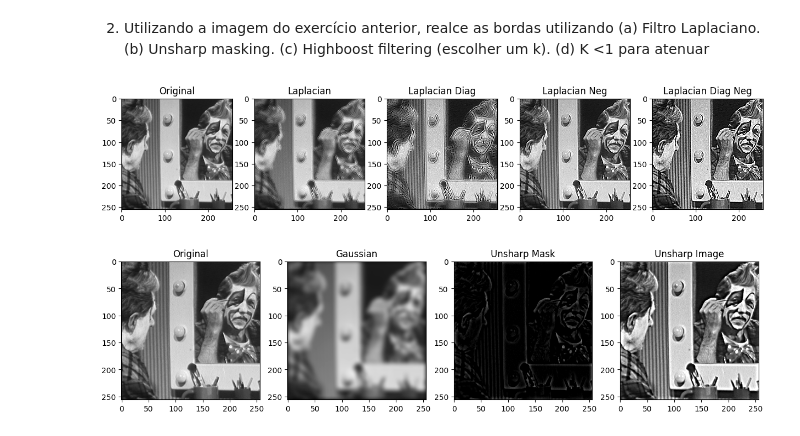
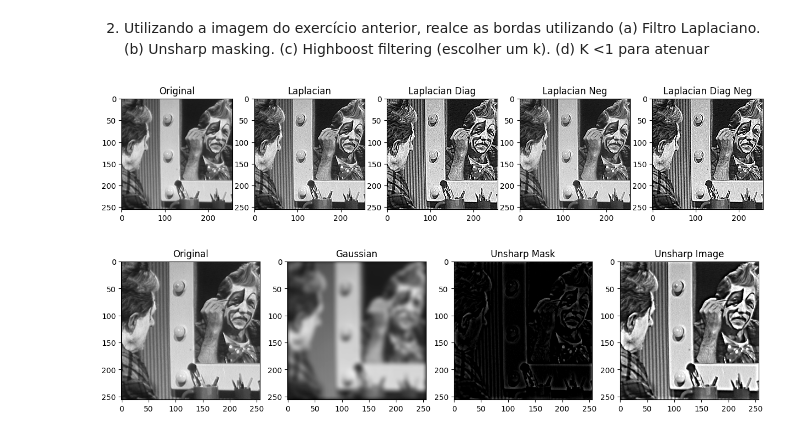
Before and after one commit to gabrielmsantos/pgc111-labs-2023, a Jupyter notebook: Lab05 - High pass filtering/Lab05.ipynb, the cells around one changed output. Cells and saved outputs as stored; diff of their text form; code cells hidden in the pictures.

```diff
--- a/Lab05 - High pass filtering/Lab05.ipynb
+++ b/Lab05 - High pass filtering/Lab05.ipynb
@@ -90,25 +90,26 @@ print_images(labels, images, _figsize=(12, 12))
 # %%
 # Exercise Laplacian
 img1 = cv2.imread("cln1.png", cv2.IMREAD_GRAYSCALE)
 
 lap_kernel = laplacian_kernel()
 lap_kernel_diag = laplacian_kernel(diagonals=True)
 
 # normal laplacian kernel
-lap_sharp = convolution(img1, lap_kernel) + img1
+lap_sharp = img1 - convolution(img1, lap_kernel)
 # laplacian kernel with diagonals
-lap_sharp_diag = convolution(img1, lap_kernel_diag) + img1
+lap_sharp_diag = img1 - convolution(img1, lap_kernel_diag)
+
 # normal laplacian kernel negative values (c = -1)
-lap_sharp_neg =  convolution(img1, lap_kernel * (-1)) + img1
+lap_sharp_neg =  img1 + convolution(img1, lap_kernel * (-1))
 # laplacian kernel with diagonals and negative values (c = -1)
 lap_sharp_diag_neg =  convolution(img1, lap_kernel_diag * (-1)) + img1
 
 # Printing
 images = np.array([[img1, lap_sharp, lap_sharp_diag, lap_sharp_neg, lap_sharp_diag_neg]])
 labels = np.array([['Original', 'Laplacian', 'Laplacian Diag', 'Laplacian Neg', 'Laplacian Diag Neg']])
 print_images(labels, images, _figsize=(15, 15))
 # %% [output]
-[figure, old version]
+[figure, new version]
 # %%
 # Exercise Unsharp Masking
 img1 = cv2.imread("cln1.png", cv2.IMREAD_GRAYSCALE)
```
Also changed, not shown: 4 other files.
